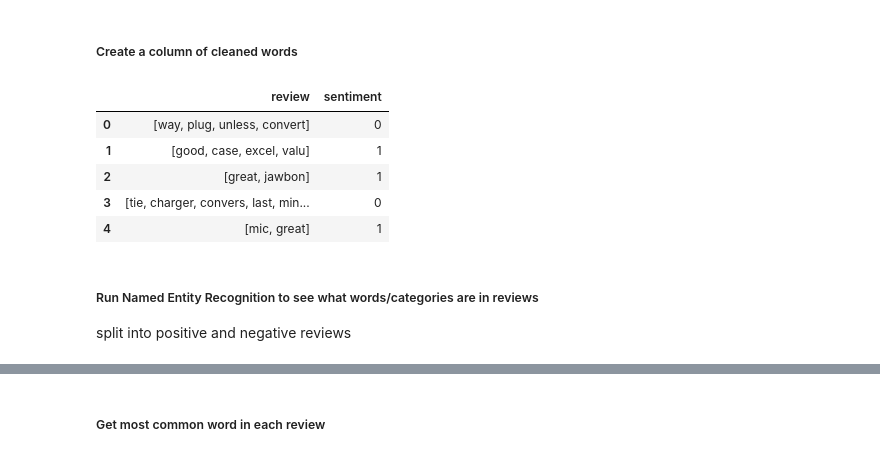
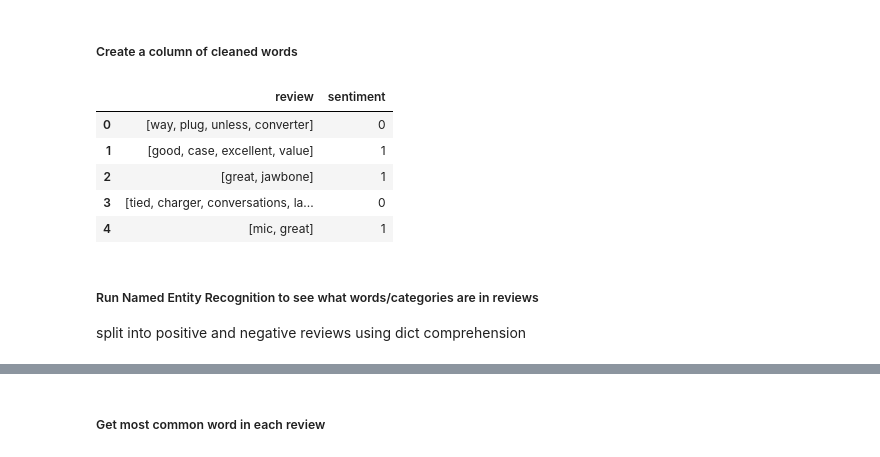
Before and after one commit to cullinap/thinkful, a Jupyter notebook: sentiment_analysis.ipynb, the cells around one changed output, grey strips where cells are left out. Saved outputs shown, nothing was run; the diff lists cells and outputs as text; code cells hidden in the pictures.

```diff
--- a/sentiment_analysis.ipynb
+++ b/sentiment_analysis.ipynb
@@ -51,22 +55,24 @@ def preprocess(text: pd.Series) -> pd.Series:
     text = text.apply(gensim.utils.simple_preprocess, min_len=3)
     sw = set(stopwords.words('english'))
     text = text.apply(lambda s: [w for w in s if w not in sw])
-    text = text.apply(lambda s: [STEMMER.stem(w) for w in s])
+    #text = text.apply(lambda s: [STEMMER.stem(w) for w in s])
     #text = text.apply(lambda s: ['_'.join(x) for x in nltk.bigrams(s)] + s)
 
     return text
 # %% [markdown]
 ##### Create a column of cleaned words
 # %%
-amzn_raw['review'] = preprocess(amzn_raw['review']); amzn_raw.head()
+amzn_clean = amzn_raw
+
+amzn_clean['review'] = preprocess(amzn_clean['review']); amzn_clean.head()
 # %% [output]
 |  | review | sentiment |
-| 0 | [way, plug, unless, convert] | 0 |
-| 1 | [good, case, excel, valu] | 1 |
-| 2 | [great, jawbon] | 1 |
-| 3 | [tie, charger, convers, last, min... | 0 |
+| 0 | [way, plug, unless, converter] | 0 |
+| 1 | [good, case, excellent, value] | 1 |
+| 2 | [great, jawbone] | 1 |
+| 3 | [tied, charger, conversations, la... | 0 |
 | 4 | [mic, great] | 1 |
 # %% [markdown]
 ##### Run Named Entity Recognition to see what words/categories are in reviews
 
-split into positive and negative reviews
+split into positive and negative reviews using dict comprehension
```
Also changed, not shown: parts of 46 cells of this notebook, 2 other files.
